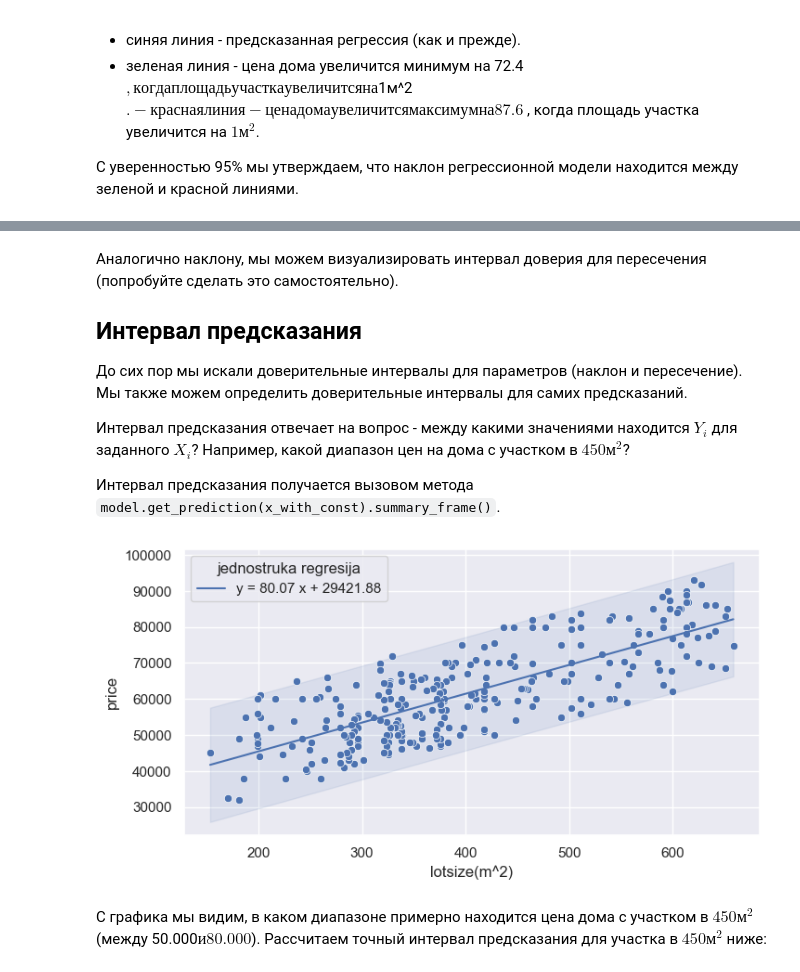
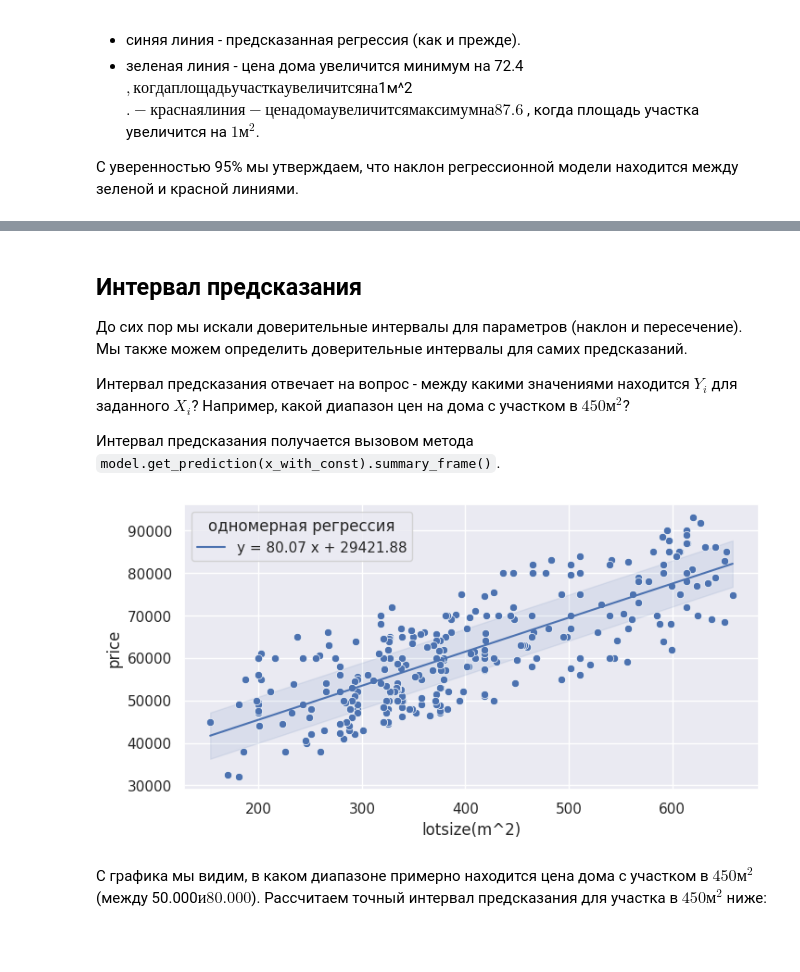
Before and after one commit to xXxINFARKTxXx/FTN, a Jupyter notebook: 4_Zakljucivanje_o_modelu/4._Zakljucivanje_rus.ipynb, the cells around one changed output, grey strips where cells are left out. Saved outputs shown, nothing was run; the diff lists cells and outputs as text; code cells hidden in the pictures; blank space fills up the shorter version.

```diff
--- a/4_Zakljucivanje_o_modelu/4._Zakljucivanje_rus.ipynb
+++ b/4_Zakljucivanje_o_modelu/4._Zakljucivanje_rus.ipynb
@@ -289,6 +299,4 @@ plt.show()
 # %% [markdown]
-Аналогично наклону, мы можем визуализировать интервал доверия для пересечения (попробуйте сделать это самостоятельно).
-
 ## Интервал предсказания
 До сих пор мы искали доверительные интервалы для параметров (наклон и пересечение).
 Мы также можем определить доверительные интервалы для самих предсказаний.
@@ -297,23 +305,23 @@ plt.show()
 
 Интервал предсказания получается вызовом метода `model.get_prediction(x_with_const).summary_frame()`.
 # %%
-alpha = 0.05 # 95% significance level
+alpha = 0.95 # 95% уровень уверенности
 pred_intervals = model.get_prediction(x_with_const).summary_frame(alpha)
 
-# plotuj interval predikcije
+# рисуем интервал предсказания
 plt.fill_between(df['lotsize(m^2)'],
-                pred_intervals['obs_ci_lower'],
-                pred_intervals['obs_ci_upper'],
-                color='b',
-                alpha=.1)
+                 pred_intervals['obs_ci_lower'],
+                 pred_intervals['obs_ci_upper'],
+                 color='b',
+                 alpha=.1)
 
-# plotuj podatke i liniju koja se nabolje uklapa (best fit)
+# рисуем данные и линию лучшего соответствия (best fit)
 sb.scatterplot(data=df, x='lotsize(m^2)', y='price')
 plt.plot(x, y_pred, 'b', label=f'y = {slope:.2f} x + {intercept:.2f}')
-plt.legend(title='jednostruka regresija')
+plt.legend(title='одномерная регрессия')
 plt.show()
 # %% [output]
-[figure, old version]
+[figure, new version]
 # %% [markdown]
 С графика мы видим, в каком диапазоне примерно находится цена дома с участком в $450м^2$ (между 50.000$ и 80.000$). Рассчитаем точный интервал предсказания для участка в $450м^2$ ниже:
 # %%
```
Also changed, not shown: parts of 14 cells of this notebook, 2 other files.
